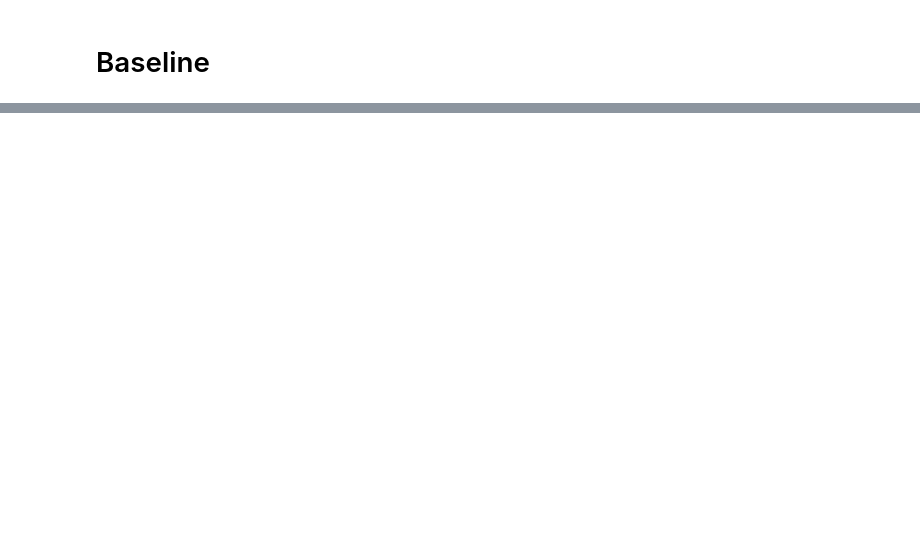
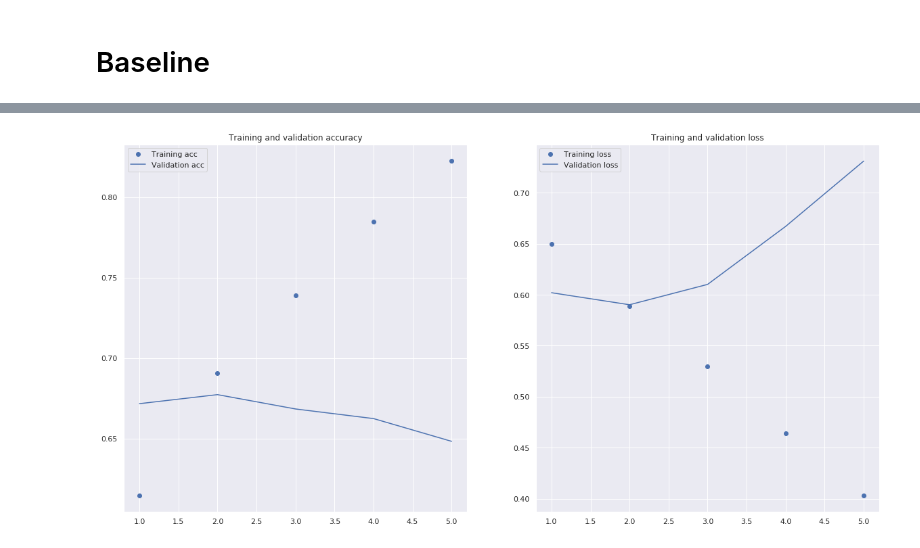
Before and after one commit to issahammoud/gender-detection, a Jupyter notebook: gender-detection.ipynb, the cells around one changed output, grey strips where cells are left out. Cells and saved outputs as stored; diff of their text form; code cells hidden in the pictures; blank space fills up the shorter version.

```diff
--- a/gender-detection.ipynb
+++ b/gender-detection.ipynb
@@ -251,0 +335,11 @@ precision is 62.451709115675015%, recall is 62.451709115675015% and f1 score is
+# %%
+embeddings_index = {}
+
+with open("GoogleNews-vectors-negative300.txt") as f:
+    for i,line in enumerate(f):
+        if(i!=0):
+            values = line.split()
+            word = values[0]
+            embeddings_index[word] = np.array(values[1:], dtype='float32')
+
+print('Found {} word vectors.'.format(len(embeddings_index)))
@@ -251,0 +453,3 @@ precision is 62.451709115675015%, recall is 62.451709115675015% and f1 score is
+# %%
+model = get_model(maxlen, max_words, embedding_dim, dropout = True)
+model.layers[0].set_weights([embedding_matrix])
@@ -251,0 +475,4 @@ precision is 62.451709115675015%, recall is 62.451709115675015% and f1 score is
+# %%
+model.compile(optimizer='rmsprop', loss='binary_crossentropy',metrics=["acc"])
+
+history = model.fit(X_train, y_train['male'].values, epochs = 5, batch_size = 256, validation_split = 0.2)
@@ -251,0 +503,4 @@ precision is 62.451709115675015%, recall is 62.451709115675015% and f1 score is
+# %%
+plot_acc(history)
+# %% [output]
+[figure, added]
```
Also changed, not shown: parts of 34 cells of this notebook.
